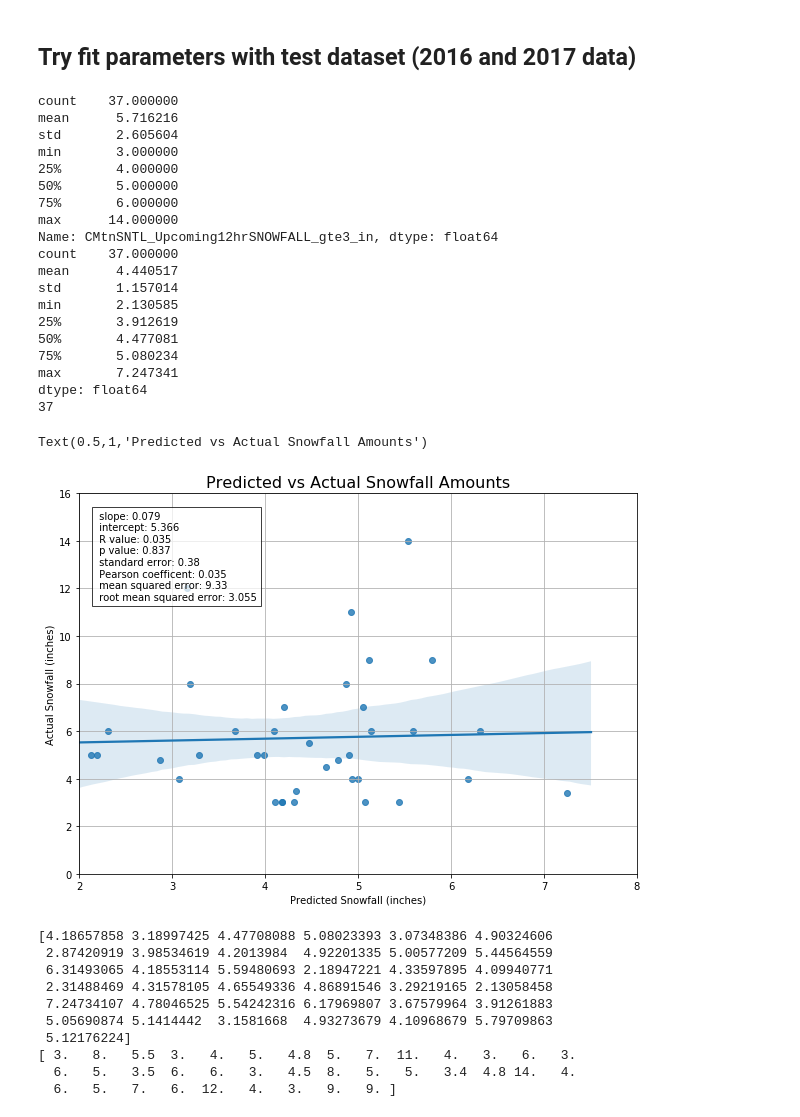
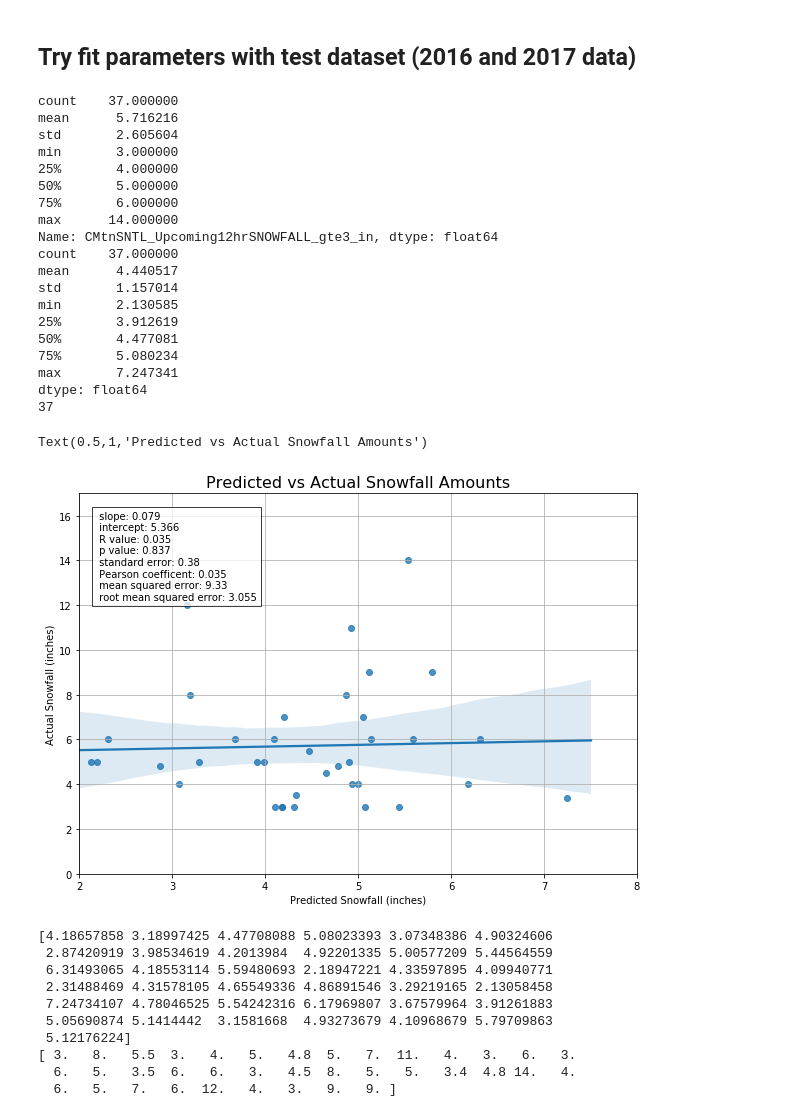
Before and after one commit to dustinrapp/Capstone_Springboard_Intermediate_Python, a Jupyter notebook: Projects/6b_OLS_Surface+Upper_2014_Train.ipynb, the cells around one changed output. Cells and saved outputs as stored; diff of their text form; code cells hidden in the pictures.

```diff
--- a/Projects/6b_OLS_Surface+Upper_2014_Train.ipynb
+++ b/Projects/6b_OLS_Surface+Upper_2014_Train.ipynb
@@ -555,35 +555,35 @@ plt.annotate(' slope: ' + str(round(slope1,3)) +
                  '\n root mean squared error: ' + str(round(rmse,3)), \
                  xy=(0.03, 0.72), xycoords='axes fraction', fontsize=10, bbox = bbox_props)
 
 plt.xlabel('Predicted Snowfall (inches)')
 plt.ylabel('Actual Snowfall (inches)')
 plt.xlim([2,8])
-plt.ylim([0,16])
+plt.ylim([0,17])
 plt.grid(True)
 plt.savefig('C:/Users/RAPP/Documents/Capstone/Report/figs/pred_vs_act_UASFC_6d.png',bbox_inches='tight')
 plt.title('Predicted vs Actual Snowfall Amounts', fontsize = 16)
 # %% [output]
 count    37.000000
 mean      5.716216
 std       2.605604
 min       3.000000
 25%       4.000000
 50%       5.000000
 75%       6.000000
 max      14.000000
 Name: CMtnSNTL_Upcoming12hrSNOWFALL_gte3_in, dtype: float64
 count    37.000000
 mean      4.440517
 std       1.157014
 min       2.130585
 25%       3.912619
 50%       4.477081
 75%       5.080234
 max       7.247341
 dtype: float64
 37
 Text(0.5,1,'Predicted vs Actual Snowfall Amounts')
-[figure, old version]
+[figure, new version]
 # %%
 fig = plt.figure(figsize=(10,7))
 
```
Also changed, not shown: 4 other files.
